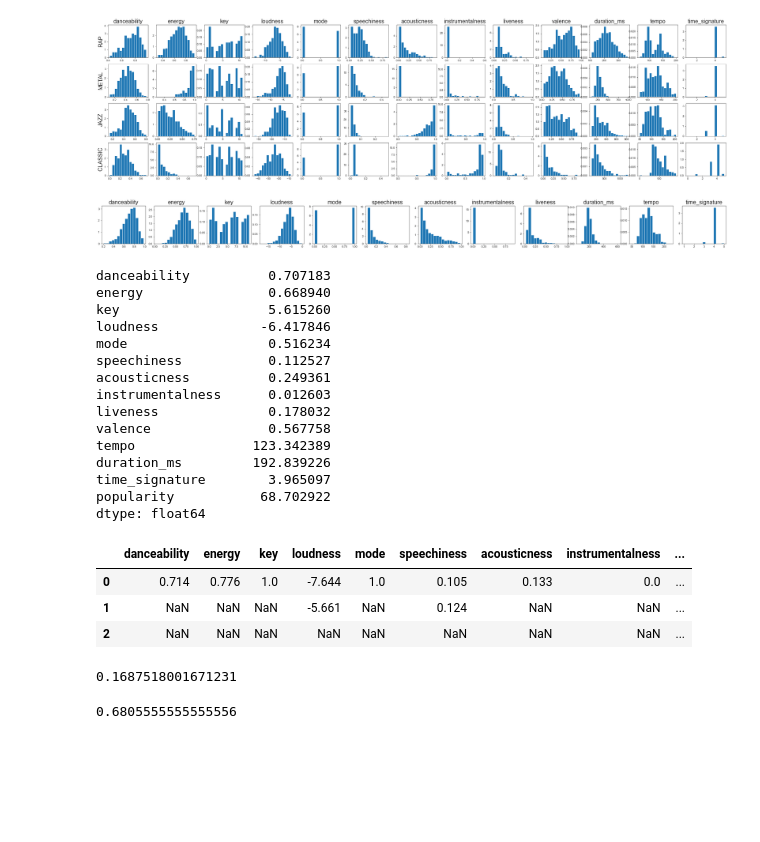
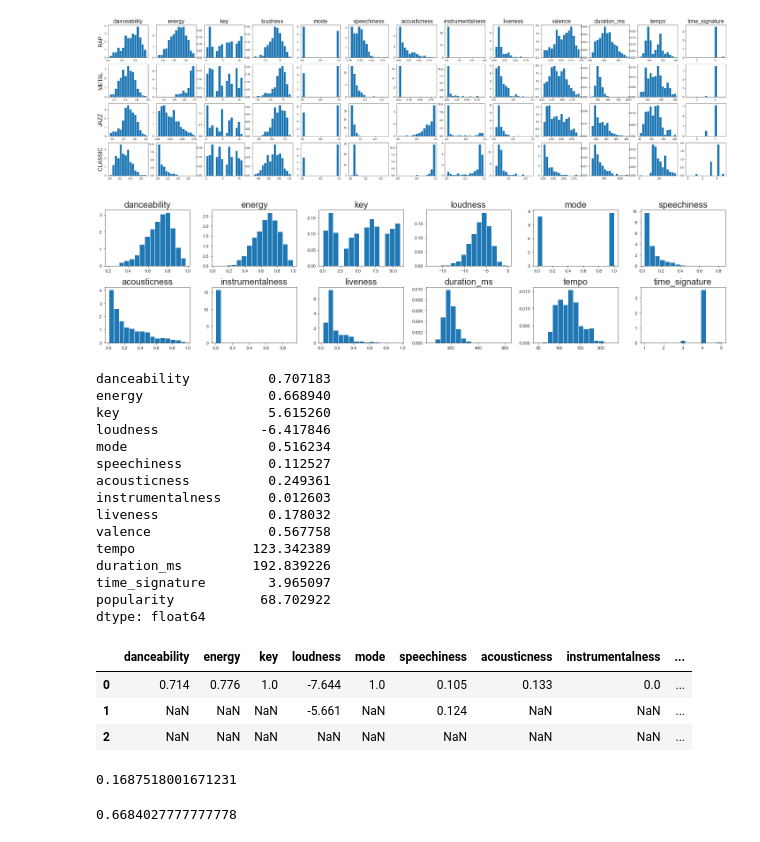
Before and after one commit to Benjamin-Barda/spotyCARLO, a Jupyter notebook: histplots.ipynb, the cells around one changed output. Drawn from its saved outputs; the diff is of its cells as text; code cells hidden in the pictures; blank space fills up the shorter version.

```diff
--- a/histplots.ipynb
+++ b/histplots.ipynb
@@ -39,17 +39,19 @@ for i in range(len(feat)) :
 # %%
 dF = pd.read_csv('data//csvs/Top50_clean.csv',index_col=0).drop(['id','uri','artist_followers'],axis=1)
 dF['duration_ms'] = dF['duration_ms']/1000
 feat = ['danceability', 'energy', 'key', 'loudness', 'mode', 'speechiness', 'acousticness', 'instrumentalness', 'liveness', 'duration_ms', 'tempo', 'time_signature']
-_, ax = plt.subplots(ncols=len(feat), nrows=1,figsize = (40,2.5))
-for i in range(len(feat)):
-    ax[i].set_title(feat[i], fontsize=20)
-    ax[i].hist(dF.loc[:, feat[i]], density = True, label = feat[i], bins=15)
-#plt.tight_layout()
+_, ax = plt.subplots(ncols=len(feat)//2, nrows=2,figsize = (20,5))
+for i in range(len(feat)//2):
+    ax[0][i].set_title(feat[i], fontsize=20)
+    ax[0][i].hist(dF.loc[:, feat[i]], density = True, label = feat[i], bins=15)
+    ax[1][i].set_title(feat[i+6], fontsize=20)
+    ax[1][i].hist(dF.loc[:, feat[i+6]], density = True, label = feat[i], bins=15)
+plt.tight_layout()
 plt.show()
 print(dF.mean())
 dF.mode()
 # %% [output]
-[figure, old version]
+[figure, new version]
 danceability          0.707183
 energy                0.668940
 key                   5.615260
@@ -85,7 +87,7 @@ print(LR.R_squared)
 from RandomForest.randomForest import Forest
 from sklearn.model_selection import train_test_split
 
-dF['popularity'] = pd.cut(dF.popularity,bins=3,labels = ['low', 'medium', 'high'])
+dF['popularity'] = pd.cut(dF.popularity,bins=3)
 dF.popularity = pd.Categorical(dF.popularity)
 dF['Y'] = dF.popularity.cat.codes
 X = dF.drop(['Y','popularity'],axis=1)
@@ -96,7 +98,7 @@ f.fit(x_train, y_train)
 p = f.predict(x_test.to_numpy())
 print(sum(p == y_test) / len(y_test))
 # %% [output]
-0.6805555555555556
+0.6684027777777778
 # %%
 import pandas as pd
 from sklearn.preprocessing import LabelEncoder
```
Also changed, not shown: parts of 1 cell of this notebook, 3 other files.
